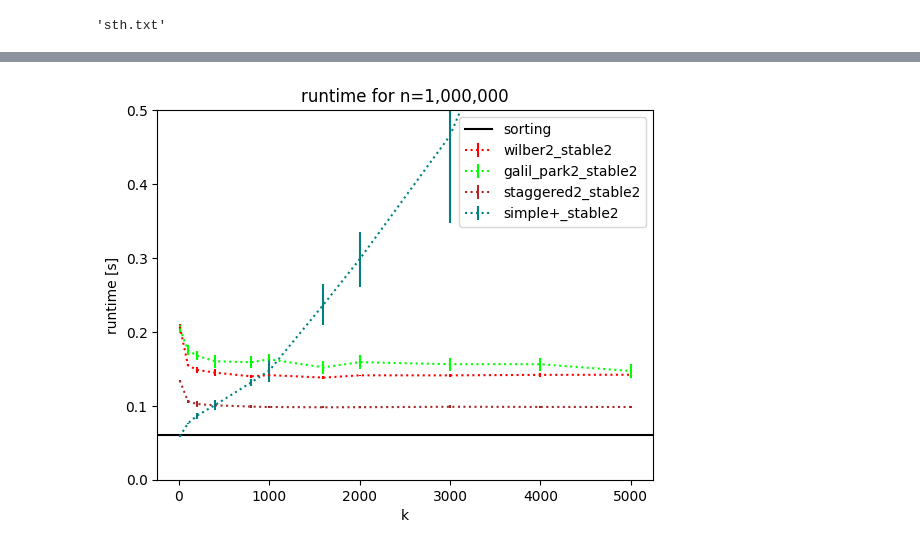
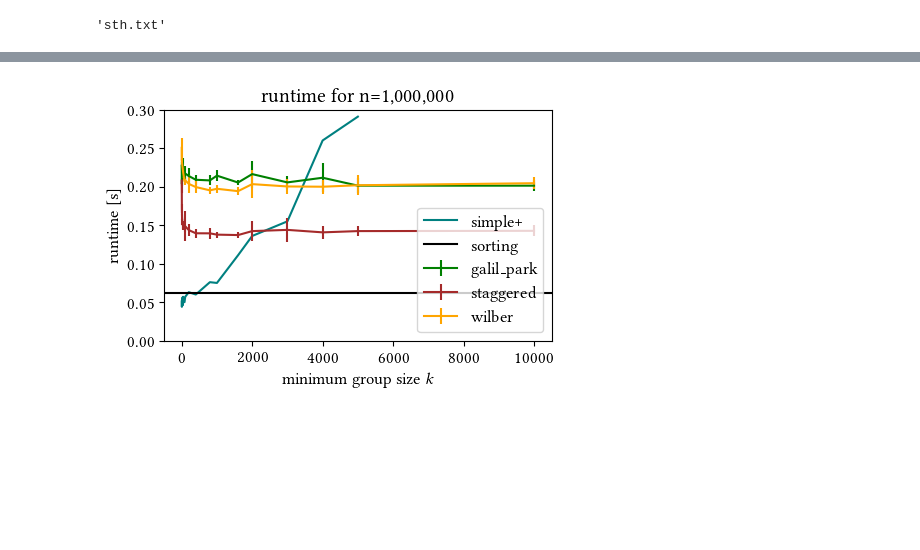
Before and after one commit to SomeAuthor123/microagg1d, a Jupyter notebook: SpeedComparison.ipynb, the cells around one changed output, grey strips where cells are left out. Drawn from its saved outputs; the diff is of its cells as text; code cells hidden in the pictures; blank space fills up the shorter version.

```diff
--- a/SpeedComparison.ipynb
+++ b/SpeedComparison.ipynb
@@ -37,6 +39,7 @@ def execute(ns, n_samples, methods, ks=[2, 5, 10, 20, 30, 50, 75, 100, 200, 300,
 
     records = []
     skip_methods=set()
+    skip_method_list = []
     for n in tqdm(ns, leave=False):
         skip_methods=set()
         for sample in tqdm(range(n_samples), leave=False):
@@ -59,9 +62,14 @@ def execute(ns, n_samples, methods, ks=[2, 5, 10, 20, 30, 50, 75, 100, 200, 300,
                     start = time.time()
                     result1 = function(arr, k)
                     end = time.time()
-                    records.append((method_str, n, k, sample, end - start))
+
                     if end - start > cutoff_time:
                         skip_methods.add(method_str)
+                        skip_method_list.append((method_str, k))
+                    else:
+                        records.append((method_str, n, k, sample, end - start))
+    if skip_method_list:
+        print("skipped", skip_method_list)
     return records
 # %%
 from itertools import product
@@ -137,8 +146,9 @@ def my_errorbar(x, y, *args, **kwargs):
 # %%
 def get_linestyle(method_str):
     linestyle_map = {
-        "stable1" : "--",
-        "stable2" : ":",
+        "stable0" : ":",
+        "stable1" : "-",
+        "stable2" : "--",
         "stable3" : "-.",
         "default" : "-",
     }
@@ -171,8 +199,10 @@ Path("./test/sth.txt").name
 # %%
-def plot(df, n, max_k = None, show_simple=False, ignores=tuple(), max_y=None, default_linestyle="-", save_name=None):
+def plot(df, n, max_k = None, show_simple=False, ignores=tuple(), max_y=None, default_linestyle="-", save_name=None,
+         yscale=None,
+         xscale=None):
     fig = plt.figure(figsize=(5,3))
-    for name in df["name"].unique():
-        if name in ("sorting", "sample") or name in ignores:
+    for name in sorted(list(df["name"].unique())):
+        if name in ("sorting", "sample") or any(re.match(ign, name) for ign in ignores):
             continue
         label=name
         if get_linestyle(name)!=default_linestyle:
@@ -183,12 +213,19 @@ def plot(df, n, max_k = None, show_simple=False, ignores=tuple(), max_y=None, de
     #my_errorbar(*get_vals(df, "galil_park2", n, max_k), label="galil2", color=color_staggered)
     #plt.axhline(get_vals(df, "sorting", 100_000)[1][0], color="k", label="sorting")
     plt.ylabel("runtime [s]")
-    plt.xlabel("k")
+    plt.xlabel("minimum group size $k$")
+    if xscale:
+        plt.xscale(xscale)
+    if yscale:
+        plt.yscale(yscale)
 
 
 
     if max_y is not None:
-        plt.gca().set_ylim(bottom=0, top=max_y)
+        if yscale:
+            plt.gca().set_ylim(top=max_y)
+        else:
+            plt.gca().set_ylim(bottom=0, top=max_y)
 
     if not save_name is None:
         print(f"runtime for n={n:,}")
@@ -246,12 +301,13 @@ plot(df, 100_000, max_k=70)
 # %%
 %%time
 large_methods = {
-    "wilber2_stable2" : partial(_wilber2, stable=2),
-    "galil_park2_stable2": partial(_galil_park2, stable=2),
-    "staggered2_stable2": partial(_staggered2, stable=2),
-    "simple+_stable2" : partial(_simple_dynamic_program2, stable=2),
+    "wilber" : partial(_sse_wilber2, stable=2),
+    "galil_park": partial(_sse_galil_park2, stable=2),
+    "staggered": partial(_sse_staggered2, stable=2),
+    "simple+" : partial(_sse_simple_dynamic_program2, stable=2),
 #    "wilber_stable" : partial(wilber, stable=1),
 #    "galil_park_stable": partial(_galil_park, stable=0),
 }
-records_large = execute([1_000_000], 10, large_methods, ks = [10,100,200,400,800, 1000, 1600, 2000, 3000, 4000, 5000])
+records_large = execute([1_000_000], n_samples=10, methods=large_methods,
+                        ks = [2,5,10,20, 30, 40, 80, 100,200,400,800, 1000, 1600, 2000, 3000, 4000, 5000, 10_000], cutoff_time=0.6)
 # %% [output]
@@ -260,6 +317,6 @@ Wall time: 56.5 s
 # %%
 df_large = pd.DataFrame.from_records(records_large, columns=["name", "n", "k", "sample", "time"])
-plot(df_large, 1_000_000, show_simple=True, max_y=0.5, default_linestyle=":")
+plot(df_large, 1_000_000, show_simple=True, max_y=0.3, default_linestyle="-")
 # %% [output]
-[figure, old version]
+[figure, new version]
 # %%
```
Also changed, not shown: parts of 23 cells of this notebook.
